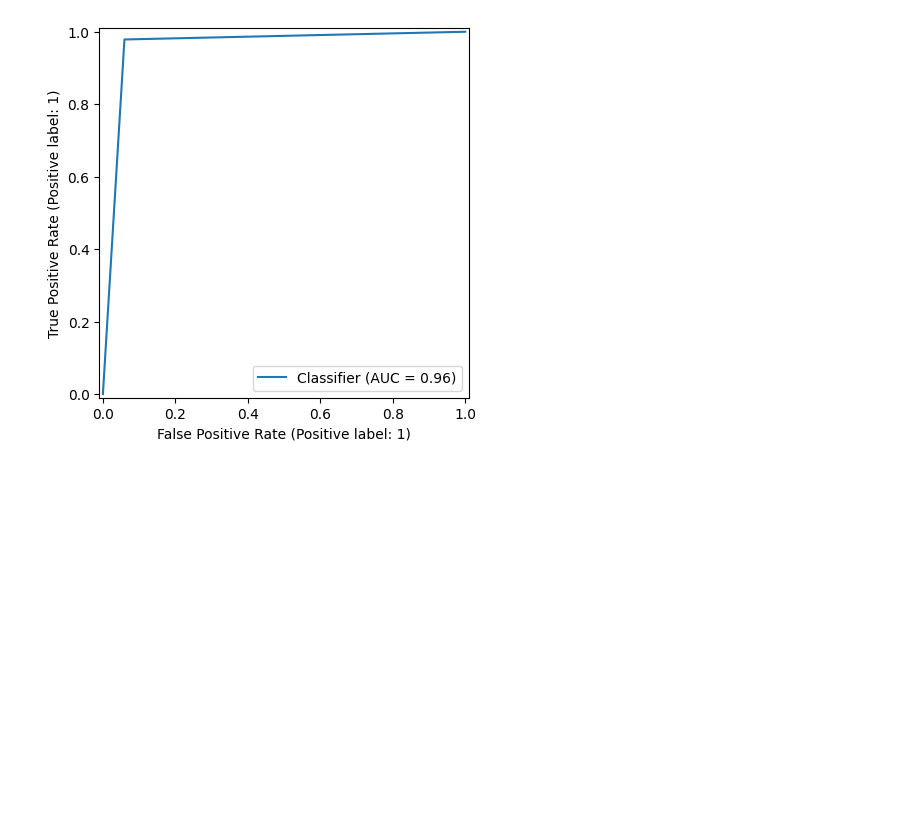
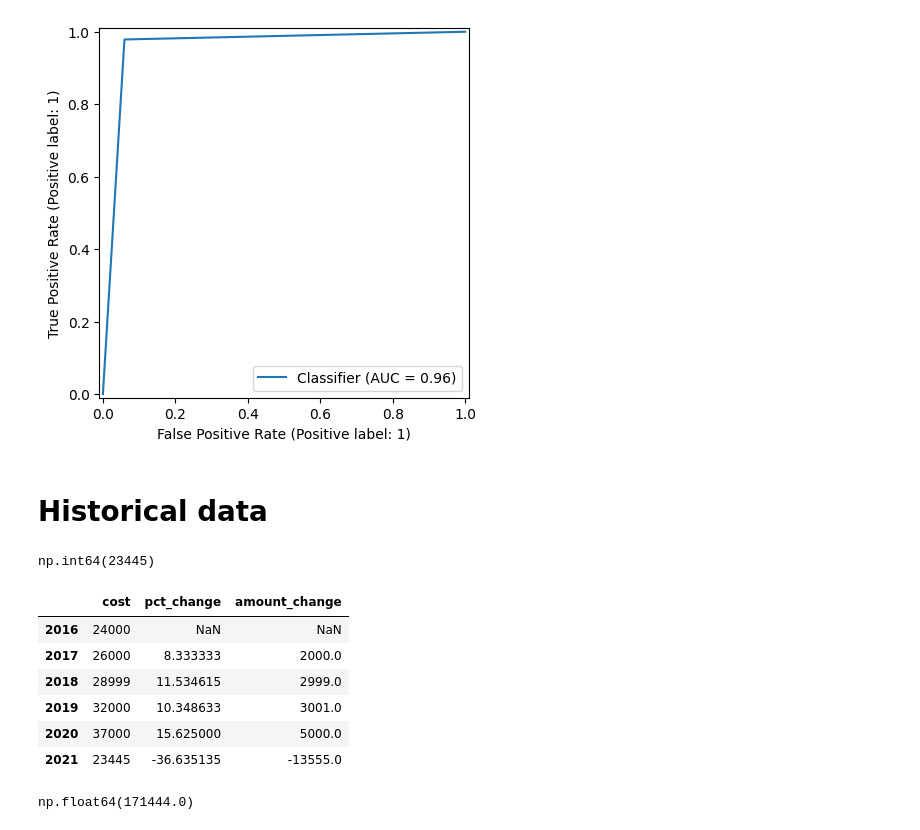
Before and after one commit to victorpecine/aps_failure_truck_prediction, a Jupyter notebook: notebooks/train_analysis.ipynb, the cells around one changed output. Cells and saved outputs as stored; diff of their text form; code cells hidden in the pictures; blank space fills up the shorter version.

```diff
--- a/notebooks/train_analysis.ipynb
+++ b/notebooks/train_analysis.ipynb
@@ -1924,3 +1926,32 @@ df_pred_proba_rf_clf_tuning = pd.DataFrame(y_pred_proba_rf_clf_tuning,
 df_metrics_rf_clf_tuning = calculate_metrics_range_cutoff(df_pred_proba_rf_clf_tuning, y_val)
 df_metrics_rf_clf_tuning
 plot_metrics(df_metrics_rf_clf_tuning)
+# %% [markdown]
+# Historical data
+# %%
+min_test_cost = df_metrics_rf_clf_tuning['total_maintenance_cost'].min()
+min_test_cost
+# %% [output]
+np.int64(23445)
+# %%
+historical_cost = pd.DataFrame(data=[[24000], [26000], [28999], [32000], [37000], [min_test_cost]],
+                               index=[2016, 2017, 2018, 2019, 2020, 2021],
+                               columns=['cost']
+                               )
+historical_cost['pct_change'] = historical_cost['cost'].pct_change(periods=1) * 100
+historical_cost['amount_change'] = historical_cost['cost'].diff()
+
+historical_cost
+# %% [output]
+|  | cost | pct_change | amount_change |
+| 2016 | 24000 | NaN | NaN |
+| 2017 | 26000 | 8.333333 | 2000.0 |
+| 2018 | 28999 | 11.534615 | 2999.0 |
+| 2019 | 32000 | 10.348633 | 3001.0 |
+| 2020 | 37000 | 15.625000 | 5000.0 |
+| 2021 | 23445 | -36.635135 | -13555.0 |
+# %%
+total_historical_cost = historical_cost.sum().values[0]
+total_historical_cost
+# %% [output]
+np.float64(171444.0)
```
Also changed, not shown: parts of 4 cells of this notebook, 1 other file.
